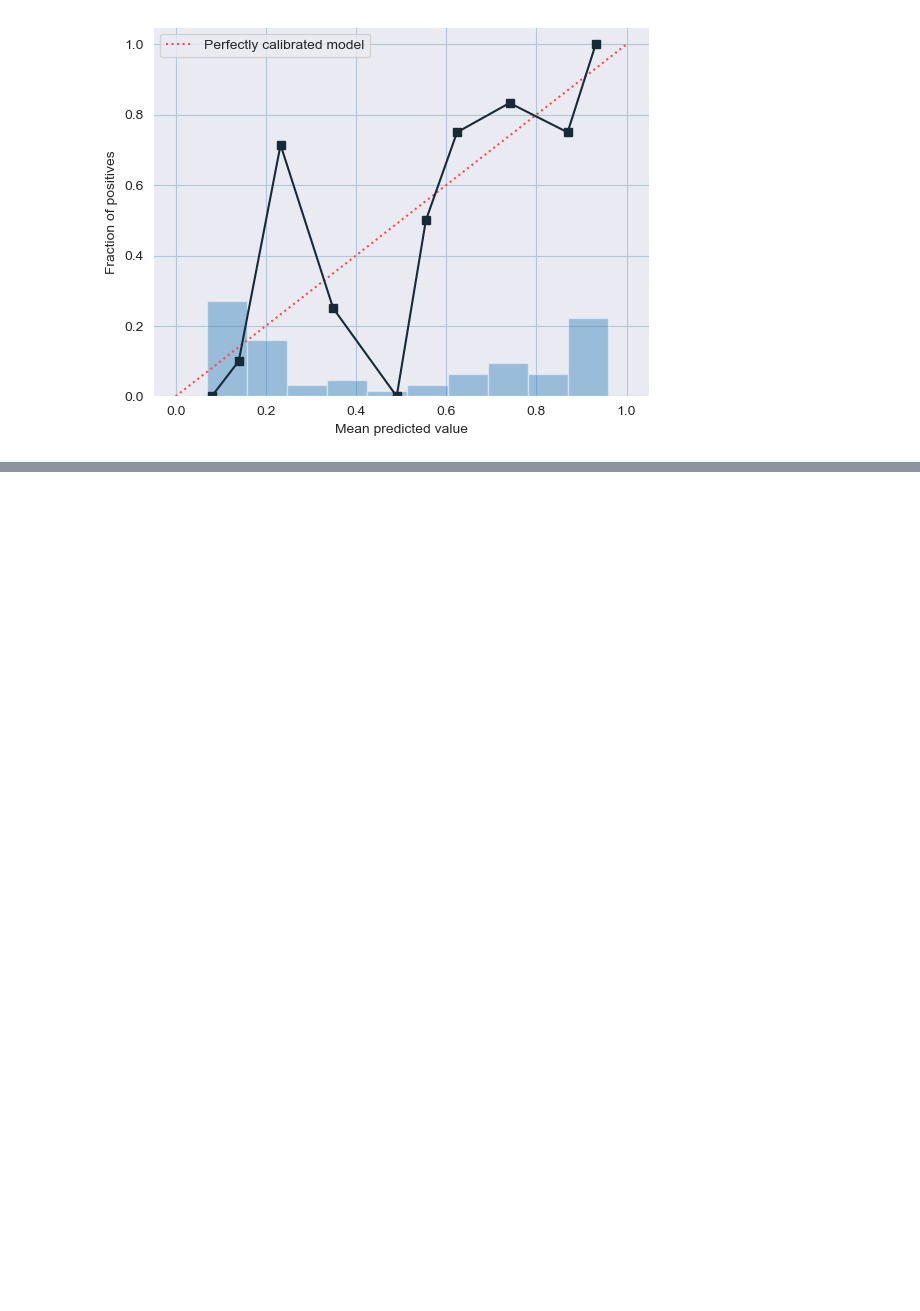
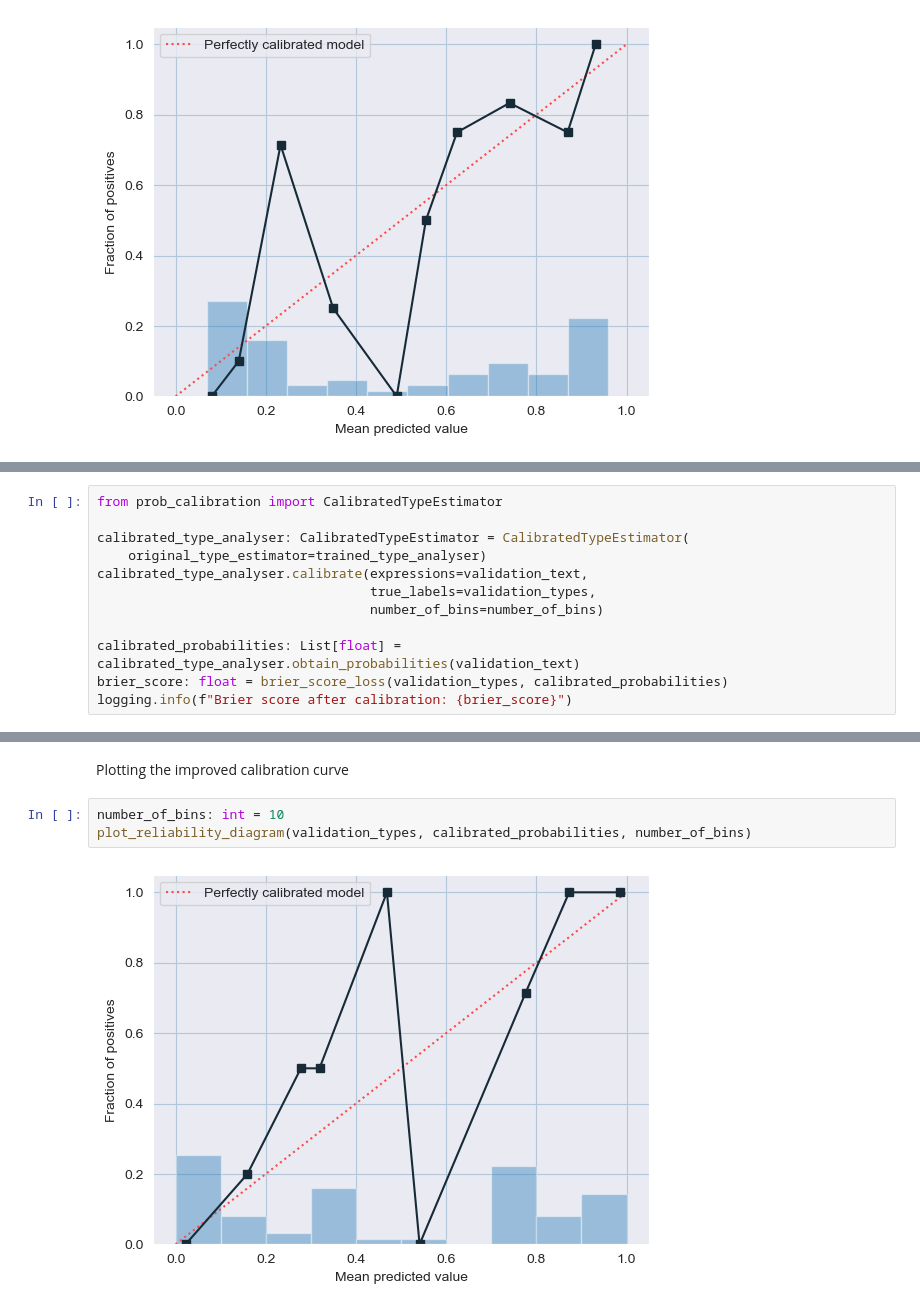
Before and after one commit to cptanalatriste/transformer-type-estimator, a Jupyter notebook: training_type_estimator.ipynb, the cells around one changed output, grey strips where cells are left out. Drawn from its saved outputs; the diff is of its cells as text; blank space fills up the shorter version.

```diff
--- a/training_type_estimator.ipynb
+++ b/training_type_estimator.ipynb
@@ -175,0 +116,12 @@ plot_reliability_diagram(validation_types, validation_probabilities, number_of_b
+# %%
+from prob_calibration import CalibratedTypeEstimator
+
+calibrated_type_analyser: CalibratedTypeEstimator = CalibratedTypeEstimator(
+    original_type_estimator=trained_type_analyser)
+calibrated_type_analyser.calibrate(expressions=validation_text,
+                                   true_labels=validation_types,
+                                   number_of_bins=number_of_bins)
+
+calibrated_probabilities: List[float] = calibrated_type_analyser.obtain_probabilities(validation_text)
+brier_score: float = brier_score_loss(validation_types, calibrated_probabilities)
+logging.info(f"Brier score after calibration: {brier_score}")
@@ -175,0 +143,7 @@ plot_reliability_diagram(validation_types, validation_probabilities, number_of_b
+# %% [markdown]
+Plotting the improved calibration curve
+# %%
+number_of_bins: int = 10
+plot_reliability_diagram(validation_types, calibrated_probabilities, number_of_bins)
+# %% [output]
+[figure, added]
```
Also changed, not shown: parts of 5 cells of this notebook, 1 other file.
